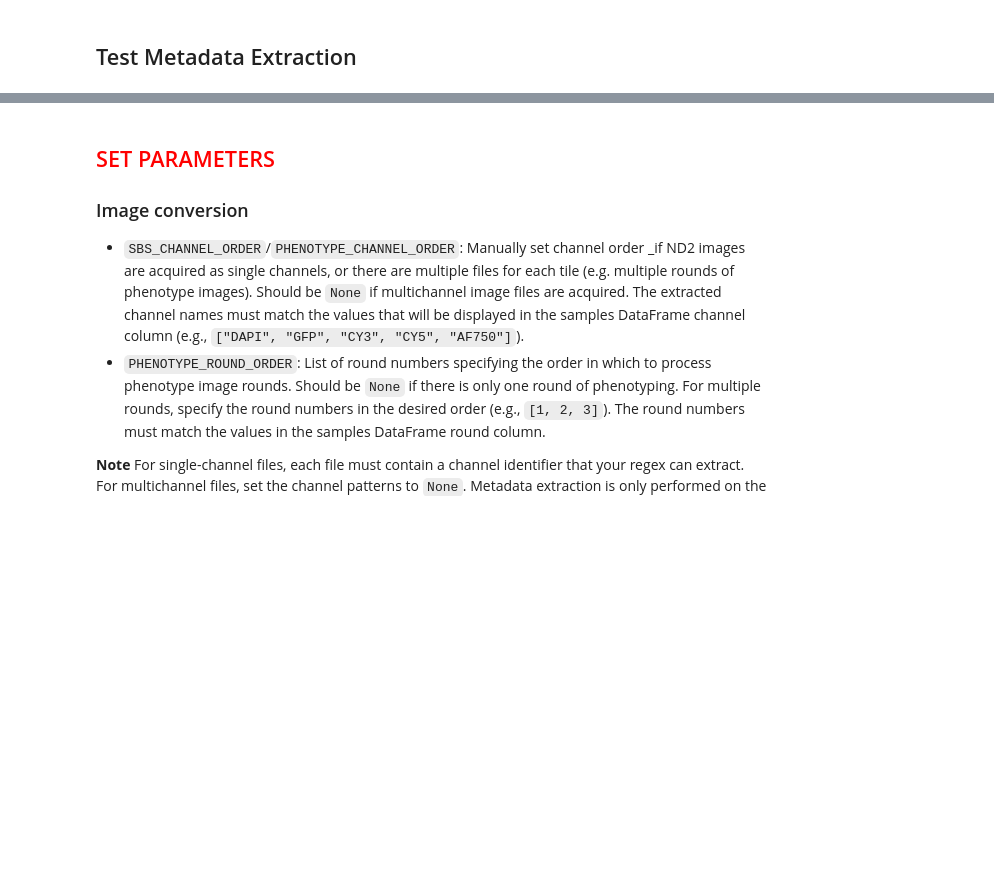
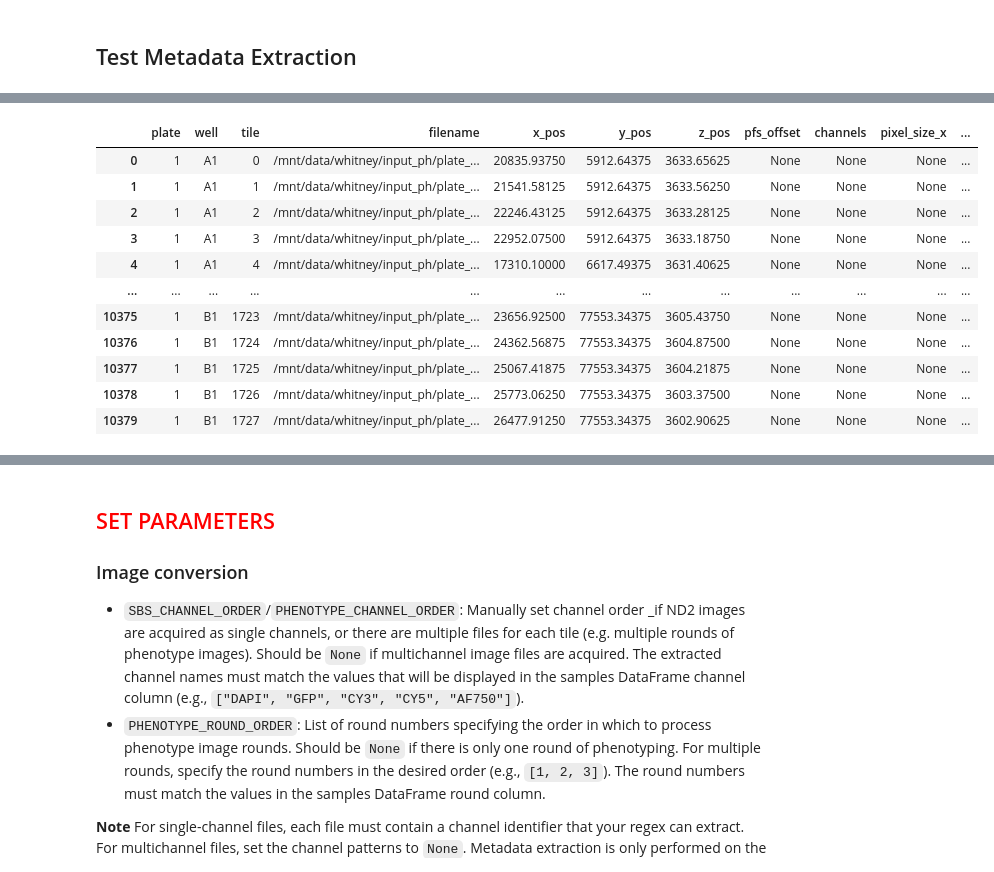
Before and after one commit to cheeseman-lab/whitney-analysis, a Jupyter notebook: analysis/0.configure_preprocess_params.ipynb, the cells around one changed output, grey strips where cells are left out. Drawn from its saved outputs; the diff is of its cells as text; code cells hidden in the pictures; blank space fills up the shorter version.

```diff
--- a/analysis/0.configure_preprocess_params.ipynb
+++ b/analysis/0.configure_preprocess_params.ipynb
@@ -298,11 +327,11 @@ SBS_METADATA_PATH_METADATA = None
 SBS_METADATA_ORDER_TYPE = None
 SBS_METADATA_SAMPLES_DF_FP = None
 
-PHENOTYPE_METADATA_IMAGES_DIR_FP = None
-PHENOTYPE_METADATA_PATH_PATTERN = None
-PHENOTYPE_METADATA_PATH_METADATA = None
-PHENOTYPE_METADATA_ORDER_TYPE = None
-PHENOTYPE_METADATA_SAMPLES_DF_FP = None
+PHENOTYPE_METADATA_IMAGES_DIR_FP = Path("/mnt/data/whitney/input_ph/")
+PHENOTYPE_METADATA_PATH_PATTERN = r"plate_(\d+)/round_(\d+)/[^/]+/0/coordinates\.csv"
+PHENOTYPE_METADATA_PATH_METADATA = ["plate", "round"]
+PHENOTYPE_METADATA_ORDER_TYPE = {"plate": int, "round": int}
+PHENOTYPE_METADATA_SAMPLES_DF_FP = "config/phenotype_metadata_samples.tsv"
 # %%
 # Generate SBS metadata samples table
 if SBS_METADATA_IMAGES_DIR_FP is not None:
@@ -338,36 +375,36 @@ else:
 # %% [markdown]
 ## Test Metadata Extraction
 # %%
-if len(sbs_samples) > 0:
-    print("Testing SBS metadata extraction...")
+# if len(sbs_samples) > 0:
+#     print("Testing SBS metadata extraction...")
 
-    # Get metadata file for this specific sample
-    if len(sbs_metadata_samples) > 0:
-        # Find matching metadata file
-        test_metadata_file = get_sample_fps(
-            sbs_metadata_samples,
-            plate=sbs_samples["plate"].iloc[0],
-            cycle=sbs_samples["cycle"].iloc[0] if "cycle" in sbs_samples.columns else None
-        )
-        print(f"Using metadata file: {test_metadata_file}")
-    else:
-        test_metadata_file = None
-        print("No metadata files - extracting from image files")
+#     # Get metadata file for this specific sample
+#     if len(sbs_metadata_samples) > 0:
+#         # Find matching metadata file
+#         test_metadata_file = get_sample_fps(
+#             sbs_metadata_samples,
+#             plate=sbs_samples["plate"].iloc[0],
+#             cycle=sbs_samples["cycle"].iloc[0] if "cycle" in sbs_samples.columns else None
+#         )
+#         print(f"Using metadata file: {test_metadata_file}")
+#     else:
+#         test_metadata_file = None
+#         print("No metadata files - extracting from image files")
 
-    # Extract metadata using unified function
-    test_sbs_metadata = extract_metadata(
-        sbs_samples["sample_fp"].iloc[0],
-        plate=sbs_samples["plate"].iloc[0],
-        well=sbs_samples["well"].iloc[0],
-        tile=sbs_samples["tile"].iloc[0] if "tile" in sbs_samples.columns else 0,
-        cycle=sbs_samples.get("cycle", [None]).iloc[0],
-        data_format=SBS_DATA_FORMAT,
-        data_organization=SBS_DATA_ORGANIZATION,
-        metadata_file_path=test_metadata_file,
-        verbose=True
-    )
-    print("SBS test metadata:")
-    display(test_sbs_metadata)
+#     # Extract metadata using unified function
+#     test_sbs_metadata = extract_metadata(
+#         sbs_samples["sample_fp"].iloc[0],
+#         plate=sbs_samples["plate"].iloc[0],
+#         well=sbs_samples["well"].iloc[0],
+#         tile=sbs_samples["tile"].iloc[0] if "tile" in sbs_samples.columns else 0,
+#         cycle=sbs_samples.get("cycle", [None]).iloc[0],
+#         data_format=SBS_DATA_FORMAT,
+#         data_organization=SBS_DATA_ORGANIZATION,
+#         metadata_file_path=test_metadata_file,
+#         verbose=True
+#     )
+#     print("SBS test metadata:")
+#     display(test_sbs_metadata)
 
 # Test phenotype metadata extraction
 if len(phenotype_samples) > 0:
@@ -379,7 +416,7 @@ if len(phenotype_samples) > 0:
         test_metadata_file = get_sample_fps(
             phenotype_metadata_samples,
             plate=phenotype_samples["plate"].iloc[0],
-            round=phenotype_samples["round"].iloc[0] if "round" in phenotype_samples.columns else None
+            round_order=phenotype_samples["round"].iloc[0] if "round" in phenotype_samples.columns else None
         )
         print(f"Using metadata file: {test_metadata_file}")
     else:
@@ -400,3 +437,4 @@ if len(phenotype_samples) > 0:
     )
     print("Phenotype test metadata:")
     display(test_phenotype_metadata)
+# %% [output]
@@ -402,0 +447,12 @@ if len(phenotype_samples) > 0:
+|  | plate | well | tile | filename | x_pos | y_pos | z_pos | pfs_offset | channels | pixel_size_x | ... |
+| 0 | 1 | A1 | 0 | /mnt/data/whitney/input_ph/plate_... | 20835.93750 | 5912.64375 | 3633.65625 | None | None | None | ... |
+| 1 | 1 | A1 | 1 | /mnt/data/whitney/input_ph/plate_... | 21541.58125 | 5912.64375 | 3633.56250 | None | None | None | ... |
+| 2 | 1 | A1 | 2 | /mnt/data/whitney/input_ph/plate_... | 22246.43125 | 5912.64375 | 3633.28125 | None | None | None | ... |
+| 3 | 1 | A1 | 3 | /mnt/data/whitney/input_ph/plate_... | 22952.07500 | 5912.64375 | 3633.18750 | None | None | None | ... |
+| 4 | 1 | A1 | 4 | /mnt/data/whitney/input_ph/plate_... | 17310.10000 | 6617.49375 | 3631.40625 | None | None | None | ... |
+| ... | ... | ... | ... | ... | ... | ... | ... | ... | ... | ... | ... |
+| 10375 | 1 | B1 | 1723 | /mnt/data/whitney/input_ph/plate_... | 23656.92500 | 77553.34375 | 3605.43750 | None | None | None | ... |
+| 10376 | 1 | B1 | 1724 | /mnt/data/whitney/input_ph/plate_... | 24362.56875 | 77553.34375 | 3604.87500 | None | None | None | ... |
+| 10377 | 1 | B1 | 1725 | /mnt/data/whitney/input_ph/plate_... | 25067.41875 | 77553.34375 | 3604.21875 | None | None | None | ... |
+| 10378 | 1 | B1 | 1726 | /mnt/data/whitney/input_ph/plate_... | 25773.06250 | 77553.34375 | 3603.37500 | None | None | None | ... |
+| 10379 | 1 | B1 | 1727 | /mnt/data/whitney/input_ph/plate_... | 26477.91250 | 77553.34375 | 3602.90625 | None | None | None | ... |
```
Also changed, not shown: parts of 9 cells of this notebook, 4 other files.
